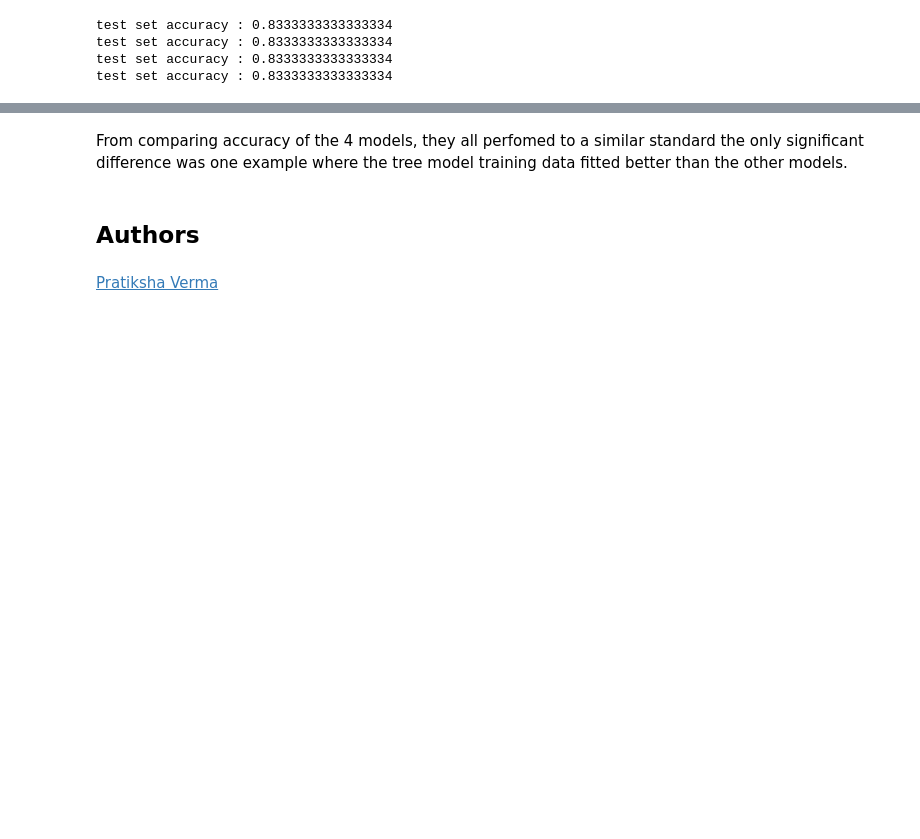
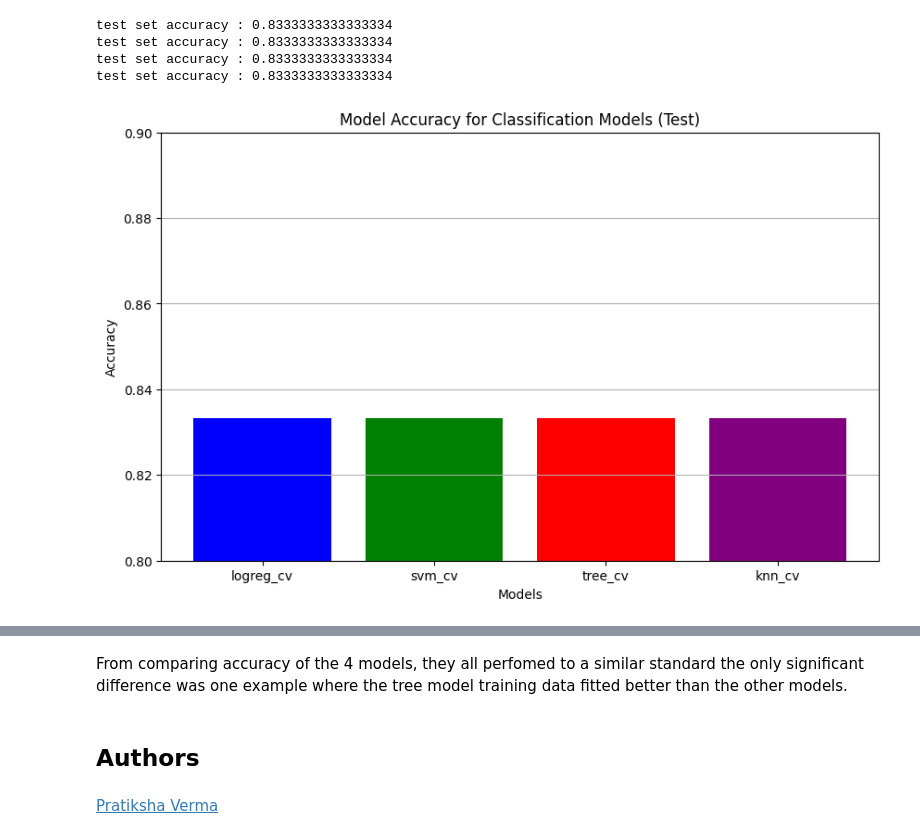
Before and after one commit to Rywel94/IBM-Projects, a Jupyter notebook: SpaceX-Machine-Learning-Prediction-Part-5-v1.ipynb, the cells around one changed output, grey strips where cells are left out. Drawn from its saved outputs; the diff is of its cells as text; code cells hidden in the pictures; blank space fills up the shorter version.

```diff
--- a/SpaceX-Machine-Learning-Prediction-Part-5-v1.ipynb
+++ b/SpaceX-Machine-Learning-Prediction-Part-5-v1.ipynb
@@ -362,3 +378,25 @@ test set accuracy : 0.8333333333333334
 test set accuracy : 0.8333333333333334
 test set accuracy : 0.8333333333333334
 test set accuracy : 0.8333333333333334
+# %%
+model_names = ['logreg_cv', 'svm_cv', 'tree_cv', 'knn_cv']
+
+# Test scores
+test_scores = [
+    logreg_cv.score(X_test, Y_test),
+    svm_cv.score(X_test, Y_test),
+    tree_cv.score(X_test, Y_test),
+    knn_cv.score(X_test, Y_test)
+]
+
+# Create the bar chart for test scores
+plt.figure(figsize=(10, 6))
+plt.bar(model_names, test_scores, color=['blue', 'green', 'red', 'purple'])
+plt.xlabel('Models')
+plt.ylabel('Accuracy')
+plt.title('Model Accuracy for Classification Models (Test)')
+plt.ylim([0.8, 0.9])  # Set the y-axis limits for better visualization
+plt.grid(axis='y')
+plt.show()
+# %% [output]
+[figure, added]
```
Also changed, not shown: parts of 5 cells of this notebook.
